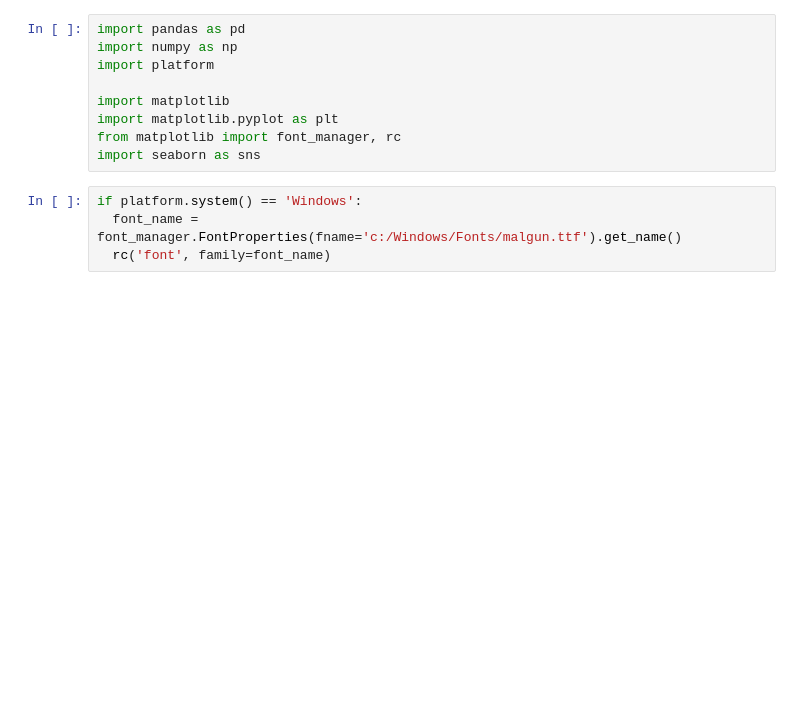
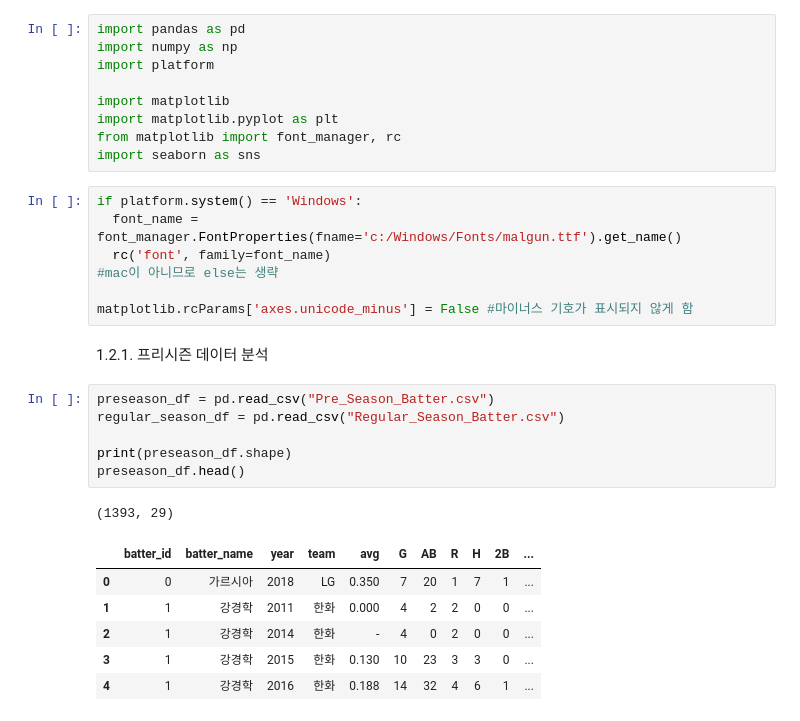
Before and after one commit to yk-Jeong/sourcecode_copy, a Jupyter notebook: 4th_study.ipynb, the cells around one changed output. Cells and saved outputs as stored; diff of their text form; blank space fills up the shorter version.

```diff
--- a/4th_study.ipynb
+++ b/4th_study.ipynb
@@ -19,3 +19,22 @@ import seaborn as sns
 if platform.system() == 'Windows':
   font_name = font_manager.FontProperties(fname='c:/Windows/Fonts/malgun.ttf').get_name()
   rc('font', family=font_name)
+#mac이 아니므로 else는 생략
+
+matplotlib.rcParams['axes.unicode_minus'] = False #마이너스 기호가 표시되지 않게 함
+# %% [markdown]
+1.2.1. 프리시즌 데이터 분석
+# %%
+preseason_df = pd.read_csv("Pre_Season_Batter.csv")
+regular_season_df = pd.read_csv("Regular_Season_Batter.csv")
+
+print(preseason_df.shape)
+preseason_df.head()
+# %% [output]
+(1393, 29)
+|  | batter_id | batter_name | year | team | avg | G | AB | R | H | 2B | ... |
+| 0 | 0 | 가르시아 | 2018 | LG | 0.350 | 7 | 20 | 1 | 7 | 1 | ... |
+| 1 | 1 | 강경학 | 2011 | 한화 | 0.000 | 4 | 2 | 2 | 0 | 0 | ... |
+| 2 | 1 | 강경학 | 2014 | 한화 | - | 4 | 0 | 2 | 0 | 0 | ... |
+| 3 | 1 | 강경학 | 2015 | 한화 | 0.130 | 10 | 23 | 3 | 3 | 0 | ... |
+| 4 | 1 | 강경학 | 2016 | 한화 | 0.188 | 14 | 32 | 4 | 6 | 1 | ... |
```
Also changed, not shown: parts of 4 cells of this notebook.
